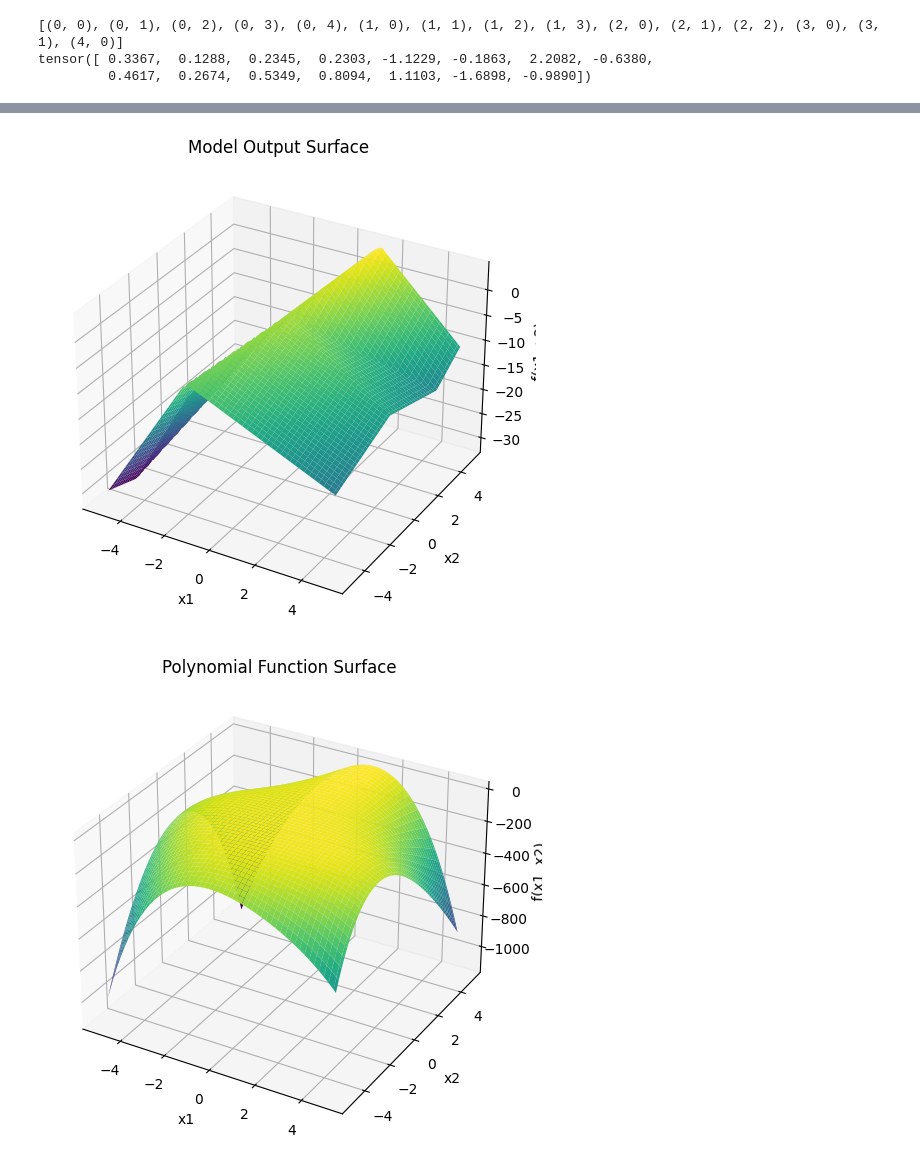
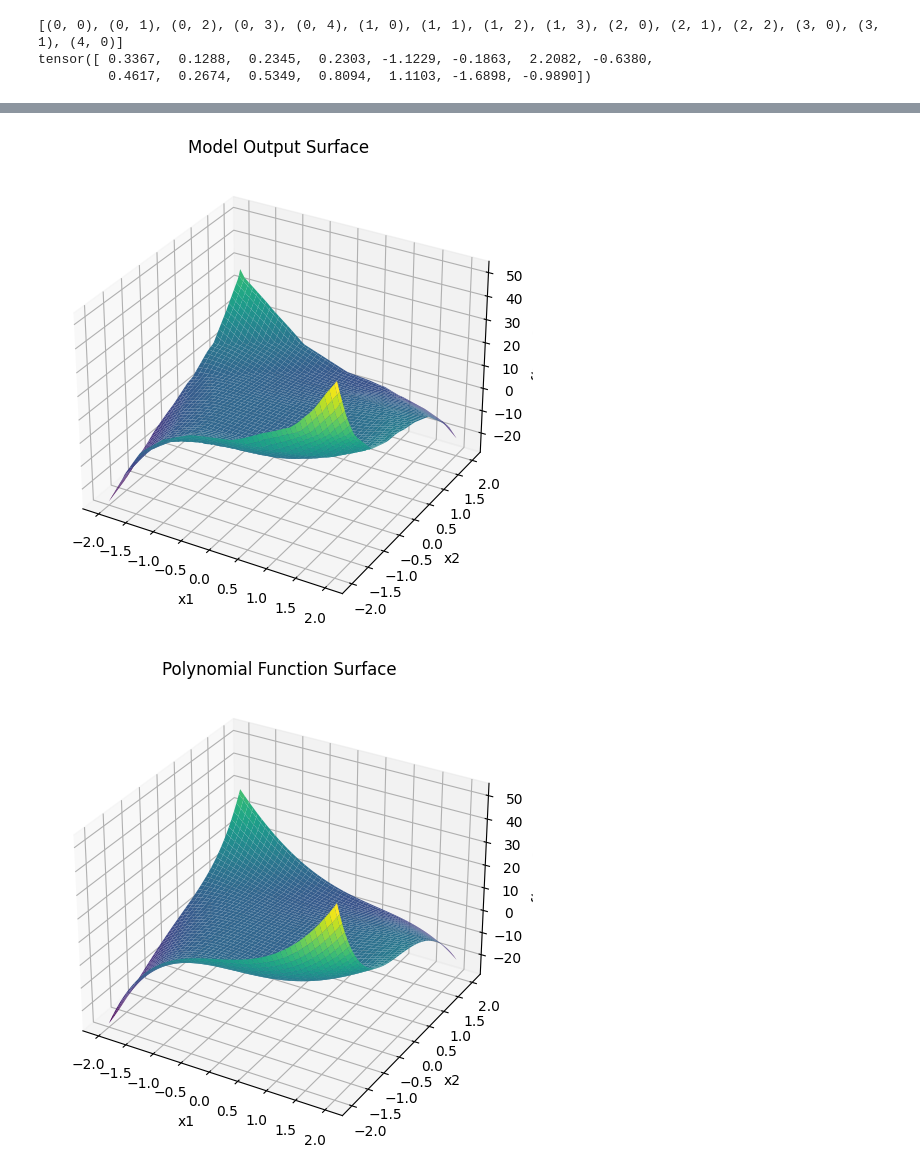
Before and after one commit to Justus-ui/Kan_vs_NN, a Jupyter notebook: train_NN.ipynb, the cells around one changed output, grey strips where cells are left out. Cells and saved outputs as stored; diff of their text form; code cells hidden in the pictures.

```diff
--- a/train_NN.ipynb
+++ b/train_NN.ipynb
@@ -109,6 +109,8 @@ class RandomPolynomial(torch.nn.Module):
         self.coefficients = torch.randn(len(self.exponents))
         print(self.exponents)
         print(self.coefficients)
+        self.coefficients = torch.tensor([-0.8828,  0.0232, -0.9740, -1.3008,  0.6536, -0.2738,  2.1751,  0.0991,
+        -1.3011,  1.4721,  0.7255,  0.1220,  0.9422, -1.2801, -0.3082])
 
     def forward(self, X):
         batch_size = X.shape[0]
@@ -187,8 +198,8 @@ import matplotlib.pyplot as plt
 model.eval()  # Set model to evaluation mode
 
 # Create a grid of x1 and x2 values
-x1_range = np.linspace(-5, 5, 100)
-x2_range = np.linspace(-5, 5, 100)
+x1_range = np.linspace(-2, 2, 100)
+x2_range = np.linspace(-2, 2, 100)
 X1, X2 = np.meshgrid(x1_range, x2_range)
 
 # Flatten the grid and convert to torch tensor
@@ -202,34 +213,34 @@ with torch.no_grad():
 fig = plt.figure(figsize=(8, 6))
 ax = fig.add_subplot(111, projection='3d')
 ax.plot_surface(X1, X2, Z, cmap='viridis')
 
 # Labels
 ax.set_xlabel('x1')
 ax.set_ylabel('x2')
 ax.set_zlabel('f(x1, x2)')
 ax.set_title('Model Output Surface')
 
 plt.show()
 
-x1_range = np.linspace(-5, 5, 100)
-x2_range = np.linspace(-5, 5, 100)
+x1_range = np.linspace(-2, 2, 100)
+x2_range = np.linspace(-2, 2, 100)
 X1, X2 = np.meshgrid(x1_range, x2_range)
 
 # Flatten the grid and convert to torch tensor
 X_input = torch.tensor(np.c_[X1.ravel(), X2.ravel()], dtype=torch.float32)
 with torch.no_grad():
     Z = poly(X_input).numpy().reshape(X1.shape)
 
 fig = plt.figure(figsize=(8, 6))
 ax = fig.add_subplot(111, projection='3d')
 ax.plot_surface(X1, X2, Z, cmap='viridis')
 
 ax.set_xlabel('x1')
 ax.set_ylabel('x2')
 ax.set_zlabel('f(x1, x2)')
 ax.set_title('Polynomial Function Surface')
 
 plt.show()
 # %% [output]
-[figure, old version]
+[figure, new version]
-[figure, old version]
+[figure, new version]
```
Also changed, not shown: parts of 2 cells of this notebook, 1 other file.
